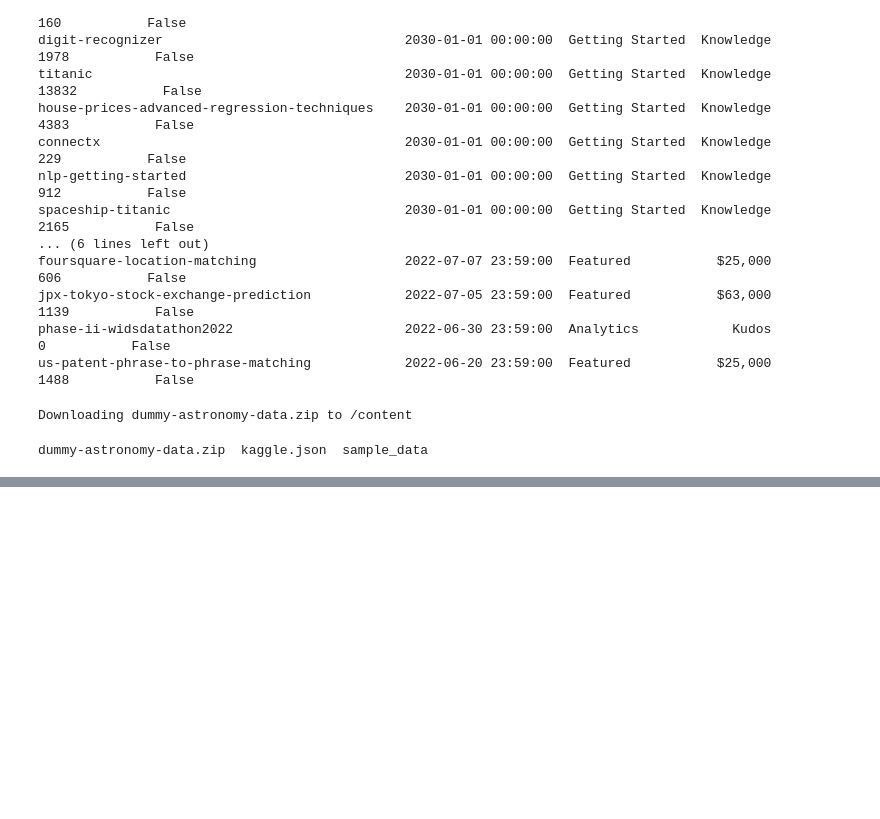
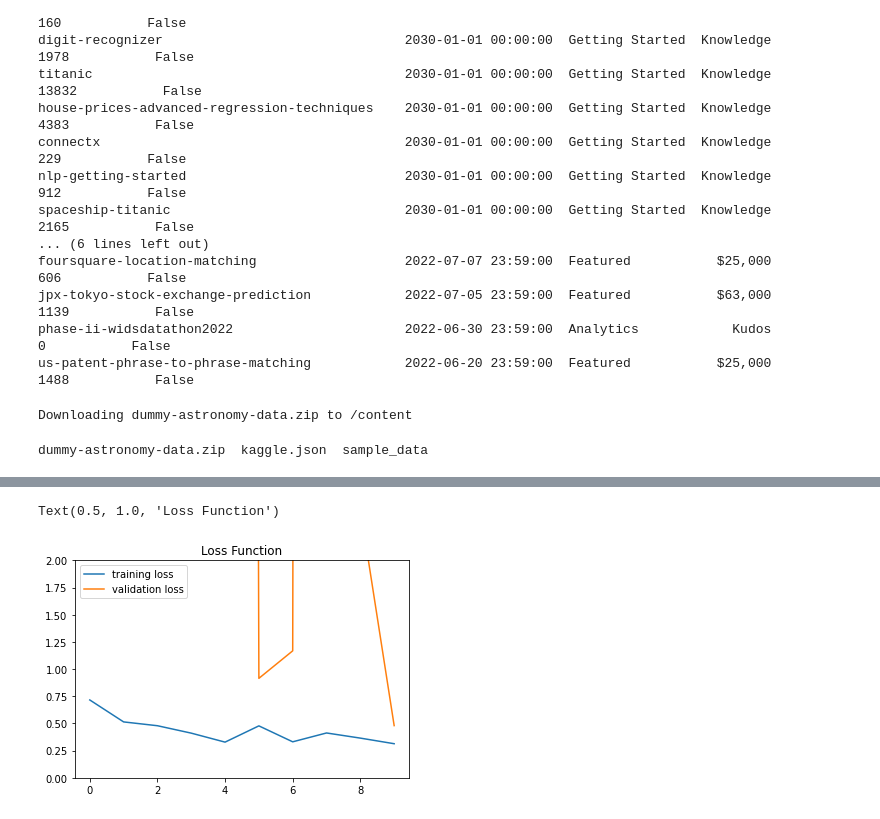
Before and after one commit to BlingstarHamal/aib12project4, a Jupyter notebook: p4.ipynb, the cells around one changed output, grey strips where cells are left out. Saved outputs shown, nothing was run; the diff lists cells and outputs as text; code cells hidden in the pictures; blank space fills up the shorter version.

```diff
--- a/p4.ipynb
+++ b/p4.ipynb
@@ -266,0 +247,11 @@ show_graph(smooth_data)
+# %%
+training_score= history.history
+# %%
+plt.plot(training_score['loss'], label='training loss')
+plt.plot(training_score['val_loss'], label='validation loss')
+plt.ylim(0,2)
+plt.legend()
+plt.title('Loss Function')
+# %% [output]
+Text(0.5, 1.0, 'Loss Function')
+[figure, added]
```
Also changed, not shown: parts of 23 cells of this notebook.
